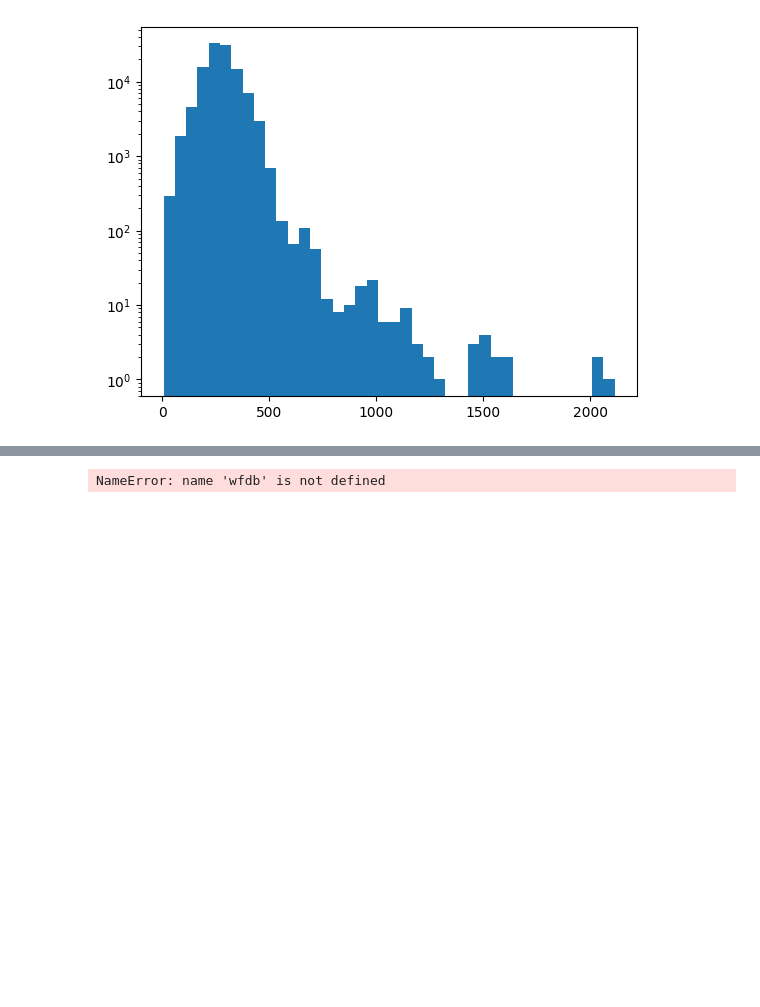
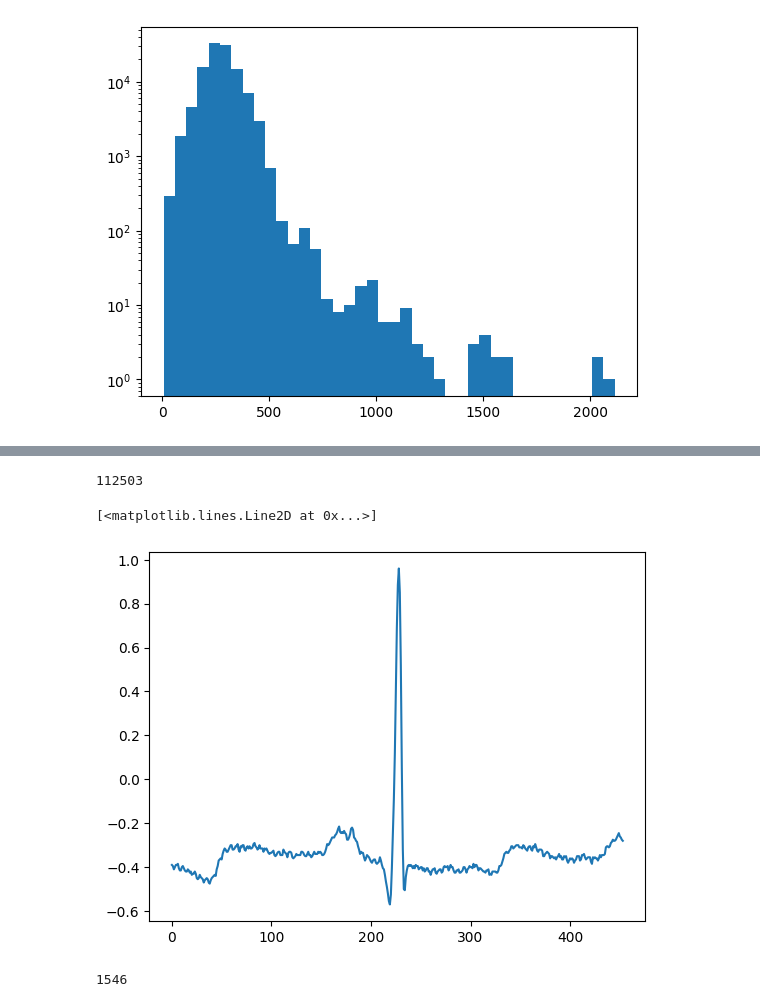
Before and after one commit to awcheng23/PACE, a Jupyter notebook: demo.ipynb, the cells around one changed output, grey strips where cells are left out. Saved outputs shown, nothing was run; the diff lists cells and outputs as text; code cells hidden in the pictures; blank space fills up the shorter version.

Commit message:
Add segmentation code

```diff
--- a/demo.ipynb
+++ b/demo.ipynb
@@ -74,13 +102,30 @@ signal = record.p_signal[:,0]
 # %%
-# Segment by using relative minimum RR-interval
-segments = []
-#for id in records:
-pat_id = 100
-annotation = wfdb.rdann(f'./data/mitdb/{pat_id}', 'atr')
-record = wfdb.rdrecord(f'./data/mitdb/{pat_id}')
-location = annotation.sample
-signal = record.p_signal[:,0]
-for i in range(2, len(location)-1):
-    len = round(min(location[i]-location[i-1], location[i+1]-location[i]) * 0.8)
+for id in records:
+    pat_id = id
+    annotation = wfdb.rdann(f'./data/mitdb/{pat_id}', 'atr')
+    record = wfdb.rdrecord(f'./data/mitdb/{pat_id}')
+    loc = annotation.sample
+    beat_type = annotation.symbol
+    signal = record.p_signal[:,0]
+
+    for i in range(2, len(loc)-1):
+        dist = round(min(loc[i]-loc[i-1], loc[i+1]-loc[i]) * 0.8)
+        segments.append(signal[loc[i]-dist:loc[i]+dist])
+
+print(len(segments))
+plt.plot(segments[1])
 # %% [output]
-NameError: name 'wfdb' is not defined
+112503
+[<matplotlib.lines.Line2D at 0x...>]
+[figure, added]
+# %%
+max_len = len(segments[0])
+sum = 0
+for segment in segments:
+    sum += len(segment)
+    max_len = max(len(segment), max_len)
+
+max_len
+sum
+# %% [output]
+1546
```
Also changed, not shown: parts of 2 cells of this notebook.
